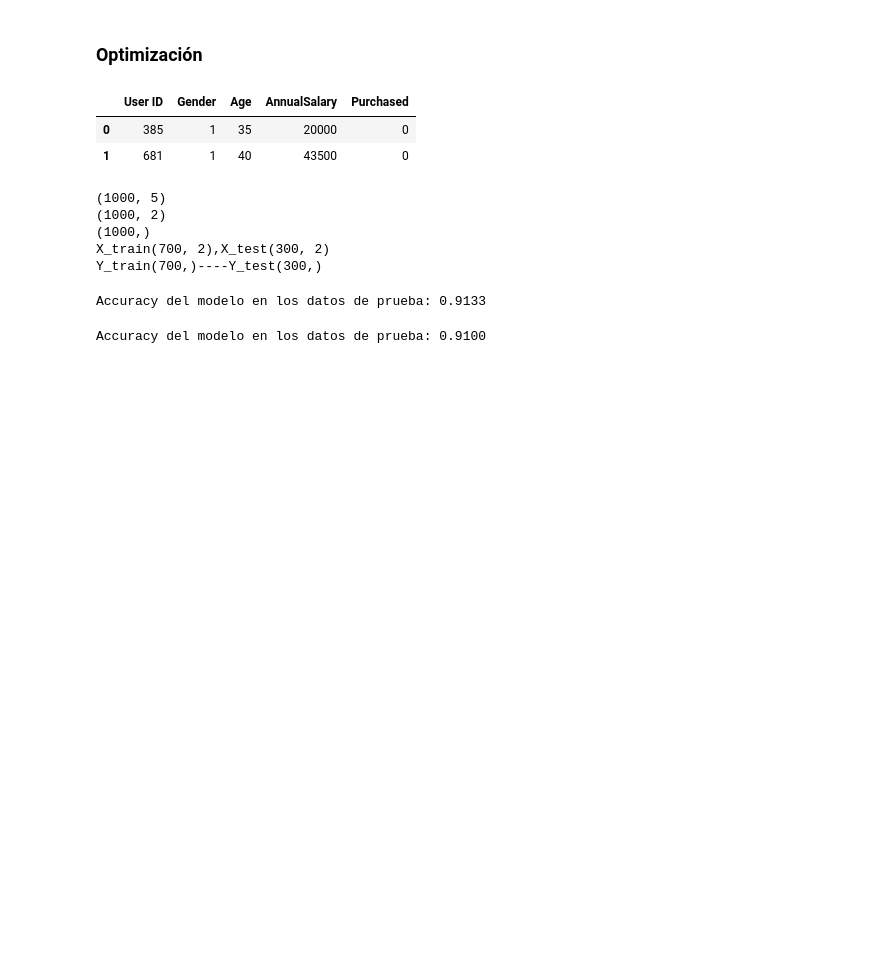
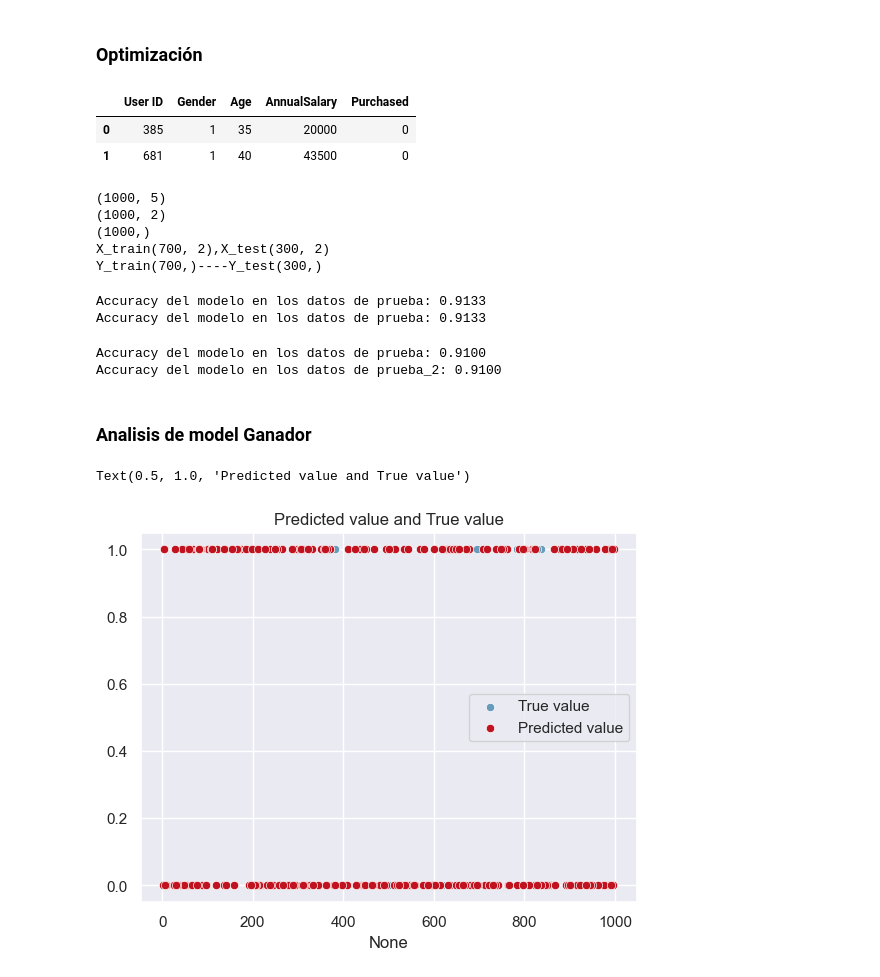
Before and after one commit to jluis-ml/Proyecto-venta-de-autos, a Jupyter notebook: 5_Final_Modelling.ipynb, the cells around one changed output. Drawn from its saved outputs; the diff is of its cells as text; code cells hidden in the pictures; blank space fills up the shorter version.

```diff
--- a/5_Final_Modelling.ipynb
+++ b/5_Final_Modelling.ipynb
@@ -496,11 +496,15 @@ rf_top1scaled = RandomForestClassifier(
     random_state=42
 )
 rf_top1scaled.fit(X_train, y_train)
+y_bestpred = rf_top1scaled.predict(X_test)
+accc = accuracy_score(y_test, y_bestpred)
 
 accuracy = rf_top1scaled.score(X_test, y_test)
 print(f"Accuracy del modelo en los datos de prueba: {accuracy:.4f}")
+print(f"Accuracy del modelo en los datos de prueba: {accc:.4f}")
 # %% [output]
 Accuracy del modelo en los datos de prueba: 0.9133
+Accuracy del modelo en los datos de prueba: 0.9133
 # %%
 svc_top2scaled = SVC(
     probability=True,
@@ -514,8 +518,25 @@ svc_top2scaled = SVC(
     random_state=40
 )
 svc_top2scaled.fit(X_train, y_train)
+y_best_pred = svc_top2scaled.predict(X_test)
+acc = accuracy_score(y_test, y_best_pred)
 
 accuracy = svc_top2scaled.score(X_test, y_test)
 print(f"Accuracy del modelo en los datos de prueba: {accuracy:.4f}")
+print(f"Accuracy del modelo en los datos de prueba_2: {acc:.4f}")
 # %% [output]
 Accuracy del modelo en los datos de prueba: 0.9100
+Accuracy del modelo en los datos de prueba_2: 0.9100
+# %% [markdown]
+### Analisis de model Ganador
+# %%
+sns.set(style = 'darkgrid')
+colors = ['#c1121f','#669bbc', '#f4d35e', '#e9724c', '#ffc857']
+# %%
+sns.scatterplot(x = X_test.index, y = y_test, color=colors[1], label = "True value")
+sns.scatterplot(x = X_test.index, y = y_bestpred, color=colors[0], label = "Predicted value")
+
+plt.title('Predicted value and True value')
+# %% [output]
+Text(0.5, 1.0, 'Predicted value and True value')
+[figure, added]
```
Also changed, not shown: parts of 10 cells of this notebook.
